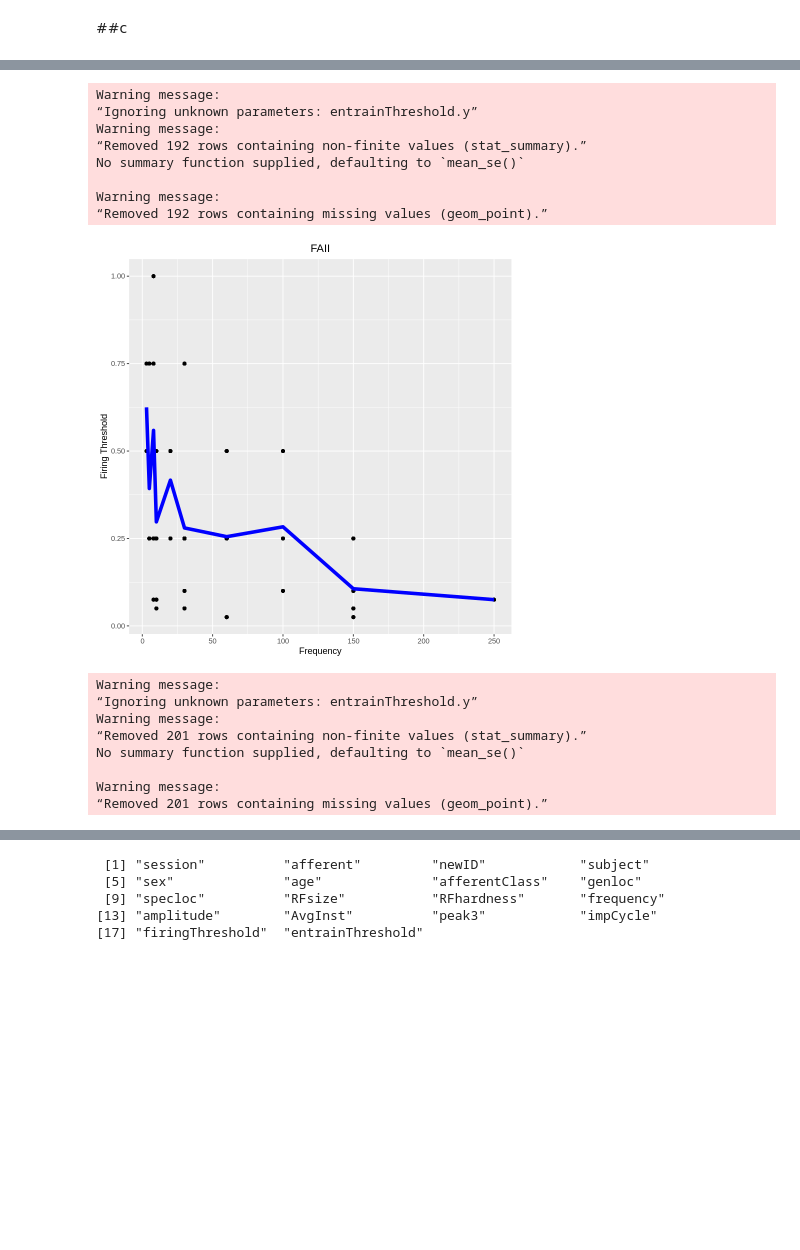
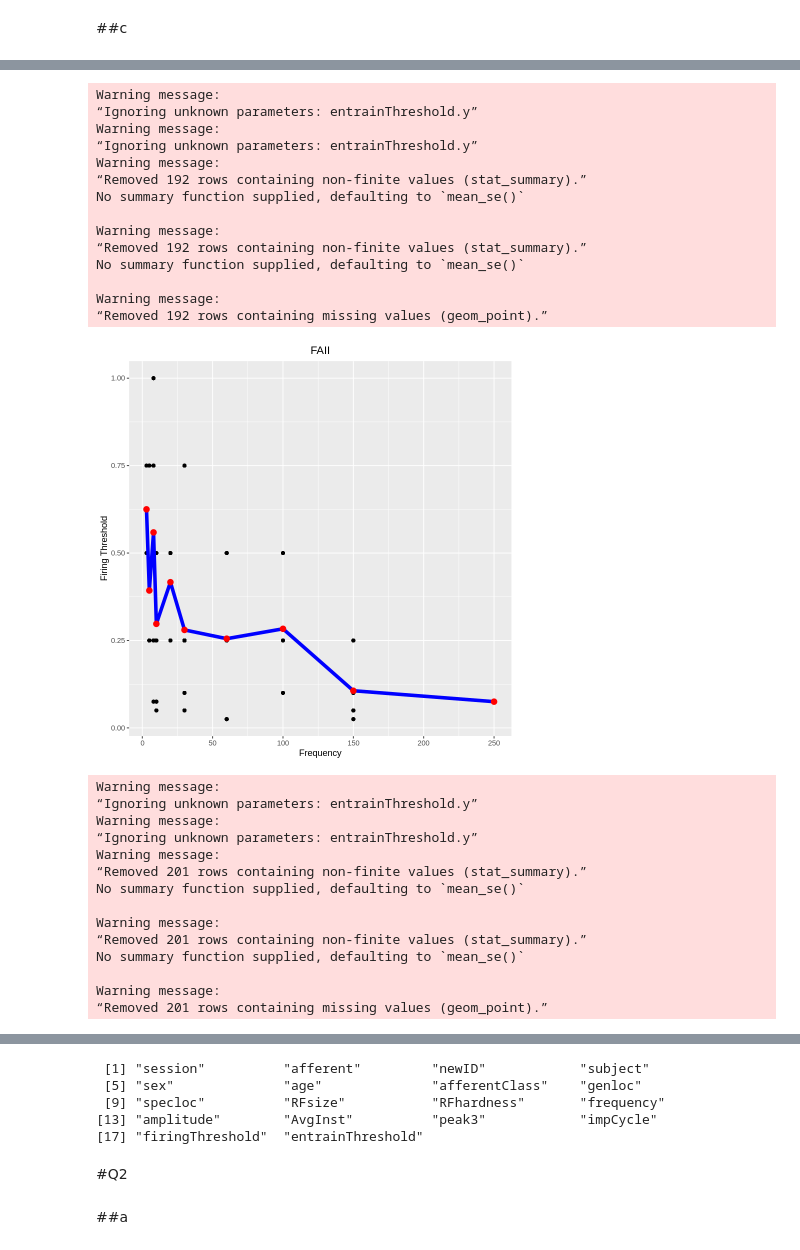
Before and after one commit to havaledar/6200, a Jupyter notebook: A2.ipynb, the cells around one changed output, grey strips where cells are left out. Cells and saved outputs as stored; diff of their text form; code cells hidden in the pictures; blank space fills up the shorter version.

```diff
--- a/A2.ipynb
+++ b/A2.ipynb
@@ -299,20 +323,24 @@ No summary function supplied, defaulting to `mean_se()`
 footJoined %>%
 filter(afferentClass=="FAI") %>%
 ggplot(aes(frequency, entrainThreshold)) + geom_point() + ggtitle("FAI")+ xlab("Frequency") + ylab("Firing Threshold") +theme(plot.title = element_text(hjust = 0.5))+
-stat_summary(entrainThreshold.y=mean,geom="line", color="blue",lwd=2,aes(group=1))
+stat_summary(entrainThreshold.y=mean,geom="line", color="blue",lwd=2,aes(group=1))+
+stat_summary(entrainThreshold.y=mean, aes(group=1), geom="point", colour="red", size=3)
 
 footJoined %>%
 filter(afferentClass=="FAII") %>%
 ggplot(aes(frequency, entrainThreshold)) + geom_point() + ggtitle("FAII")+ xlab("Frequency") + ylab("Firing Threshold") +theme(plot.title = element_text(hjust = 0.5))+
-stat_summary(entrainThreshold.y=mean,geom="line", color="blue",lwd=2,aes(group=1))
+stat_summary(entrainThreshold.y=mean,geom="line", color="blue",lwd=2,aes(group=1))+
+stat_summary(entrainThreshold.y=mean, aes(group=1), geom="point", colour="red", size=3)
 
 footJoined %>%
 filter(afferentClass=="SAI") %>%
 ggplot(aes(frequency, entrainThreshold)) + geom_point() + ggtitle("SAI")+ xlab("Frequency") + ylab("Firing Threshold") +theme(plot.title = element_text(hjust = 0.5))+
-stat_summary(entrainThreshold.y=mean,geom="line", color="blue",lwd=2,aes(group=1))
+stat_summary(entrainThreshold.y=mean,geom="line", color="blue",lwd=2,aes(group=1))+
+stat_summary(entrainThreshold.y=mean, aes(group=1), geom="point", colour="red", size=3)
 
 footJoined %>%
 filter(afferentClass=="SAII") %>%
 ggplot(aes(frequency, entrainThreshold)) + geom_point() + ggtitle("SAII")+ xlab("Frequency") + ylab("Firing Threshold") +theme(plot.title = element_text(hjust = 0.5))+
-stat_summary(entrainThreshold.y=mean,geom="line", color="blue",lwd=2,aes(group=1))
+stat_summary(entrainThreshold.y=mean,geom="line", color="blue",lwd=2,aes(group=1))+
+stat_summary(entrainThreshold.y=mean, aes(group=1), geom="point", colour="red", size=3)
 # %% [output]
@@ -336,12 +365,20 @@ Warning message:
+Warning message:
+“Ignoring unknown parameters: entrainThreshold.y”
 Warning message:
 “Ignoring unknown parameters: entrainThreshold.y”
 Warning message:
 “Removed 192 rows containing non-finite values (stat_summary).”
 No summary function supplied, defaulting to `mean_se()`
 
 Warning message:
+“Removed 192 rows containing non-finite values (stat_summary).”
+No summary function supplied, defaulting to `mean_se()`
+
+Warning message:
 “Removed 192 rows containing missing values (geom_point).”
-[figure, old version]
+[figure, new version]
+Warning message:
+“Ignoring unknown parameters: entrainThreshold.y”
 Warning message:
 “Ignoring unknown parameters: entrainThreshold.y”
 Warning message:
@@ -349,4 +386,8 @@ Warning message:
 No summary function supplied, defaulting to `mean_se()`
 
 Warning message:
+“Removed 201 rows containing non-finite values (stat_summary).”
+No summary function supplied, defaulting to `mean_se()`
+
+Warning message:
 “Removed 201 rows containing missing values (geom_point).”
@@ -360,3 +401,7 @@ colnames(footJoined)
  [9] "specloc"          "RFsize"           "RFhardness"       "frequency"
 [13] "amplitude"        "AvgInst"          "peak3"            "impCycle"
 [17] "firingThreshold"  "entrainThreshold"
+# %% [markdown]
+#Q2
+# %% [markdown]
+##a
```
Also changed, not shown: parts of 10 cells of this notebook.
